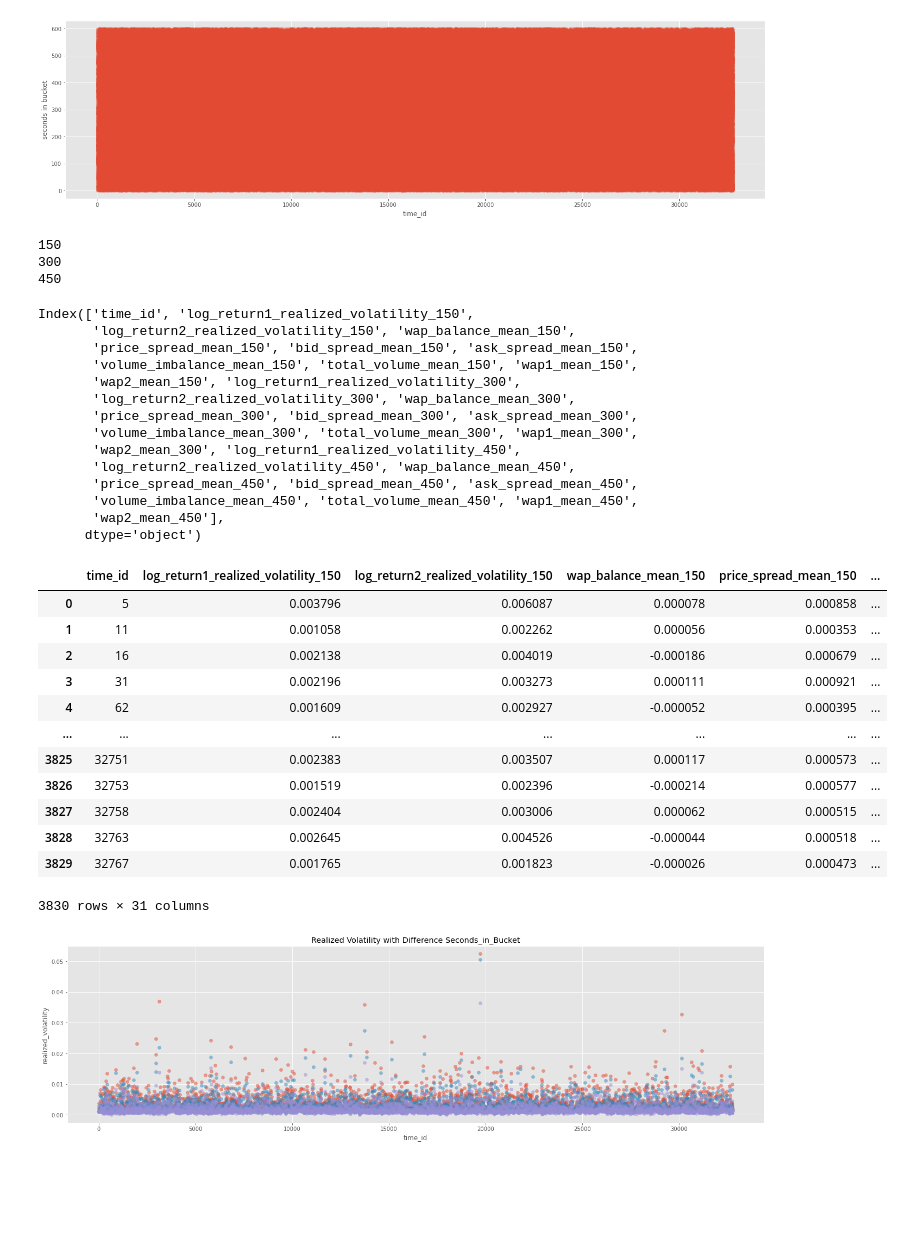
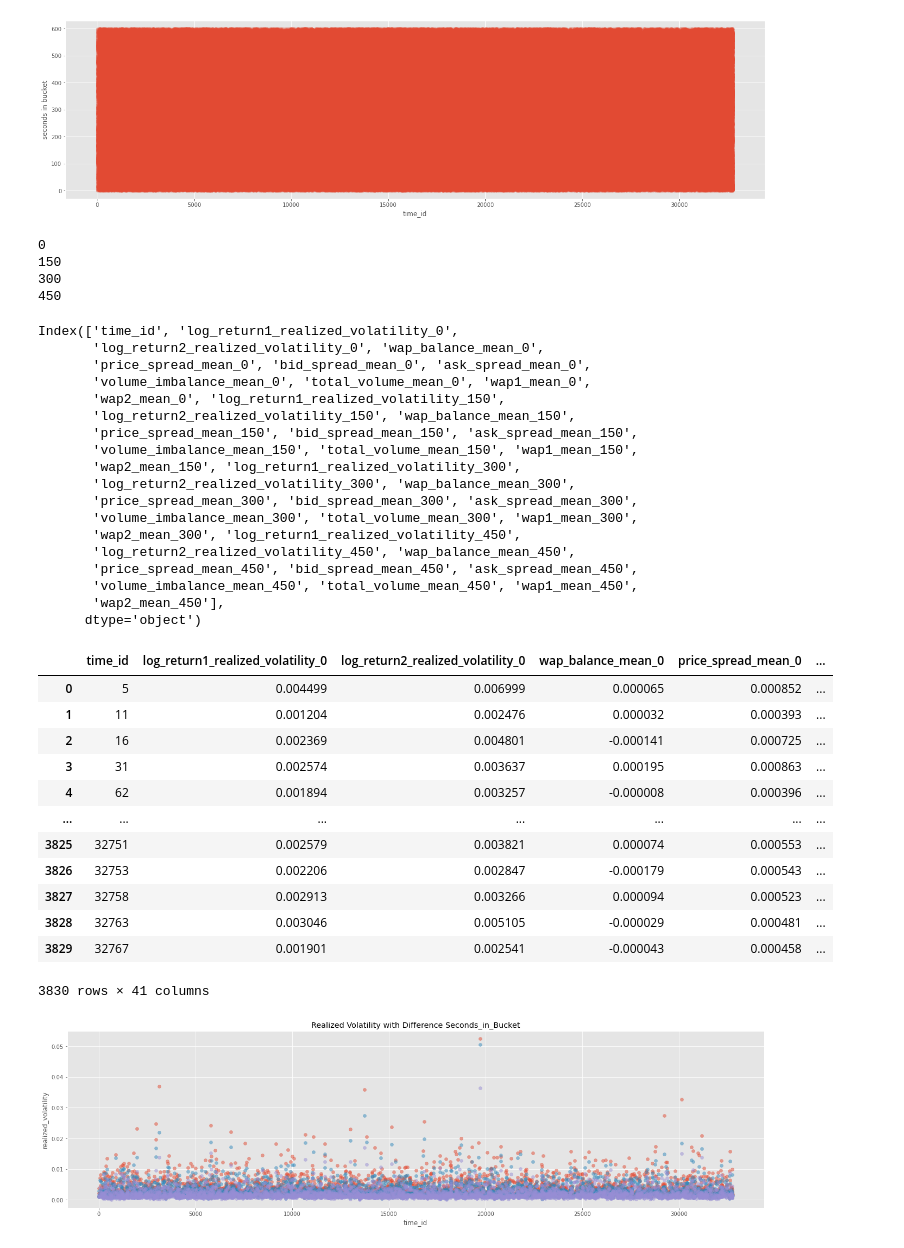
Before and after one commit to KenChiang1997/Optiver-Realized-Volatility-Prediction, a Jupyter notebook: Features Construction and EDA.ipynb, the cells around one changed output. Drawn from its saved outputs; the diff is of its cells as text; code cells hidden in the pictures; blank space fills up the shorter version.

```diff
--- a/Features Construction and EDA.ipynb
+++ b/Features Construction and EDA.ipynb
@@ -107,11 +107,13 @@ plt.show()
 seconds_in_bucket_interval = 150
 times_interval = 0
 
-for interval in range(3):
+for interval in range(4):
 
+
+    print(times_interval)
     times_interval += seconds_in_bucket_interval
-    print(times_interval)
 # %% [output]
+0
 150
 300
 450
@@ -120,50 +122,53 @@ df_book_feature = pd.DataFrame()
 seconds_in_bucket_interval = 150
 times_interval = 0
 
-for interval in range(3):
-
-    times_interval += seconds_in_bucket_interval
+for interval in range(4):
 
     df_feature_sec = pd.DataFrame(example_book_df.query(f'seconds_in_bucket >= {times_interval}').groupby(['time_id']).agg(create_feature_dict)).reset_index()
     df_feature_sec.columns = ['_'.join(col) + "_" + str(times_interval) for col in df_feature_sec.columns]
     df_feature_sec.columns = df_feature_sec.columns.str.replace('time_id__'+str(times_interval), 'time_id')
 
     if interval == 0:
         df_book_feature = df_feature_sec
     else:
         df_book_feature = pd.merge(df_book_feature,df_feature_sec,how='left',left_on='time_id',right_on='time_id')
 
+    times_interval += seconds_in_bucket_interval
 
 print(df_book_feature.columns)
 df_book_feature
 # %% [output]
-Index(['time_id', 'log_return1_realized_volatility_150',
+Index(['time_id', 'log_return1_realized_volatility_0',
+       'log_return2_realized_volatility_0', 'wap_balance_mean_0',
+       'price_spread_mean_0', 'bid_spread_mean_0', 'ask_spread_mean_0',
+       'volume_imbalance_mean_0', 'total_volume_mean_0', 'wap1_mean_0',
+       'wap2_mean_0', 'log_return1_realized_volatility_150',
        'log_return2_realized_volatility_150', 'wap_balance_mean_150',
        'price_spread_mean_150', 'bid_spread_mean_150', 'ask_spread_mean_150',
        'volume_imbalance_mean_150', 'total_volume_mean_150', 'wap1_mean_150',
        'wap2_mean_150', 'log_return1_realized_volatility_300',
        'log_return2_realized_volatility_300', 'wap_balance_mean_300',
        'price_spread_mean_300', 'bid_spread_mean_300', 'ask_spread_mean_300',
        'volume_imbalance_mean_300', 'total_volume_mean_300', 'wap1_mean_300',
        'wap2_mean_300', 'log_return1_realized_volatility_450',
        'log_return2_realized_volatility_450', 'wap_balance_mean_450',
        'price_spread_mean_450', 'bid_spread_mean_450', 'ask_spread_mean_450',
        'volume_imbalance_mean_450', 'total_volume_mean_450', 'wap1_mean_450',
        'wap2_mean_450'],
       dtype='object')
-|  | time_id | log_return1_realized_volatility_150 | log_return2_realized_volatility_150 | wap_balance_mean_150 | price_spread_mean_150 | ... |
-| 0 | 5 | 0.003796 | 0.006087 | 0.000078 | 0.000858 | ... |
-| 1 | 11 | 0.001058 | 0.002262 | 0.000056 | 0.000353 | ... |
-| 2 | 16 | 0.002138 | 0.004019 | -0.000186 | 0.000679 | ... |
-| 3 | 31 | 0.002196 | 0.003273 | 0.000111 | 0.000921 | ... |
-| 4 | 62 | 0.001609 | 0.002927 | -0.000052 | 0.000395 | ... |
+|  | time_id | log_return1_realized_volatility_0 | log_return2_realized_volatility_0 | wap_balance_mean_0 | price_spread_mean_0 | ... |
+| 0 | 5 | 0.004499 | 0.006999 | 0.000065 | 0.000852 | ... |
+| 1 | 11 | 0.001204 | 0.002476 | 0.000032 | 0.000393 | ... |
+| 2 | 16 | 0.002369 | 0.004801 | -0.000141 | 0.000725 | ... |
+| 3 | 31 | 0.002574 | 0.003637 | 0.000195 | 0.000863 | ... |
+| 4 | 62 | 0.001894 | 0.003257 | -0.000008 | 0.000396 | ... |
 | ... | ... | ... | ... | ... | ... | ... |
-| 3825 | 32751 | 0.002383 | 0.003507 | 0.000117 | 0.000573 | ... |
-| 3826 | 32753 | 0.001519 | 0.002396 | -0.000214 | 0.000577 | ... |
-| 3827 | 32758 | 0.002404 | 0.003006 | 0.000062 | 0.000515 | ... |
-| 3828 | 32763 | 0.002645 | 0.004526 | -0.000044 | 0.000518 | ... |
-| 3829 | 32767 | 0.001765 | 0.001823 | -0.000026 | 0.000473 | ... |
+| 3825 | 32751 | 0.002579 | 0.003821 | 0.000074 | 0.000553 | ... |
+| 3826 | 32753 | 0.002206 | 0.002847 | -0.000179 | 0.000543 | ... |
+| 3827 | 32758 | 0.002913 | 0.003266 | 0.000094 | 0.000523 | ... |
+| 3828 | 32763 | 0.003046 | 0.005105 | -0.000029 | 0.000481 | ... |
+| 3829 | 32767 | 0.001901 | 0.002541 | -0.000043 | 0.000458 | ... |
-3830 rows × 31 columns
+3830 rows × 41 columns
 # %%
 fig,ax = plt.subplots(figsize=(23,6))
 ax.set_title('Realized Volatility with Difference Seconds_in_Bucket')
```
Also changed, not shown: parts of 4 cells of this notebook.
